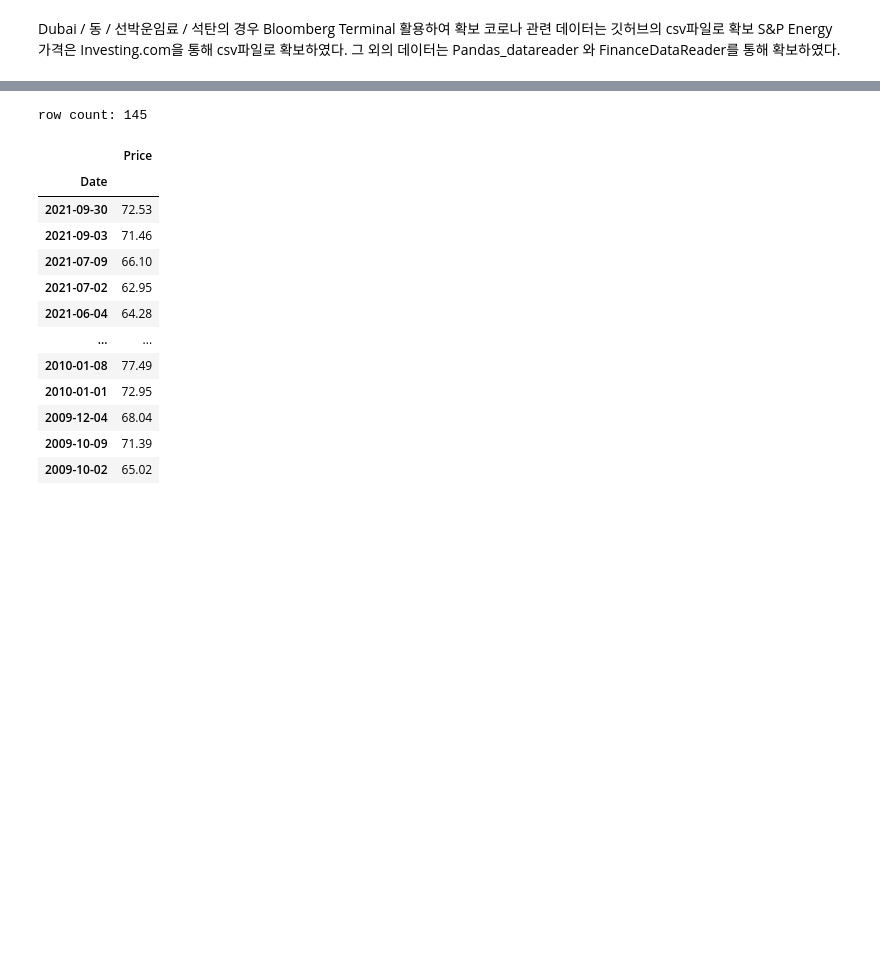
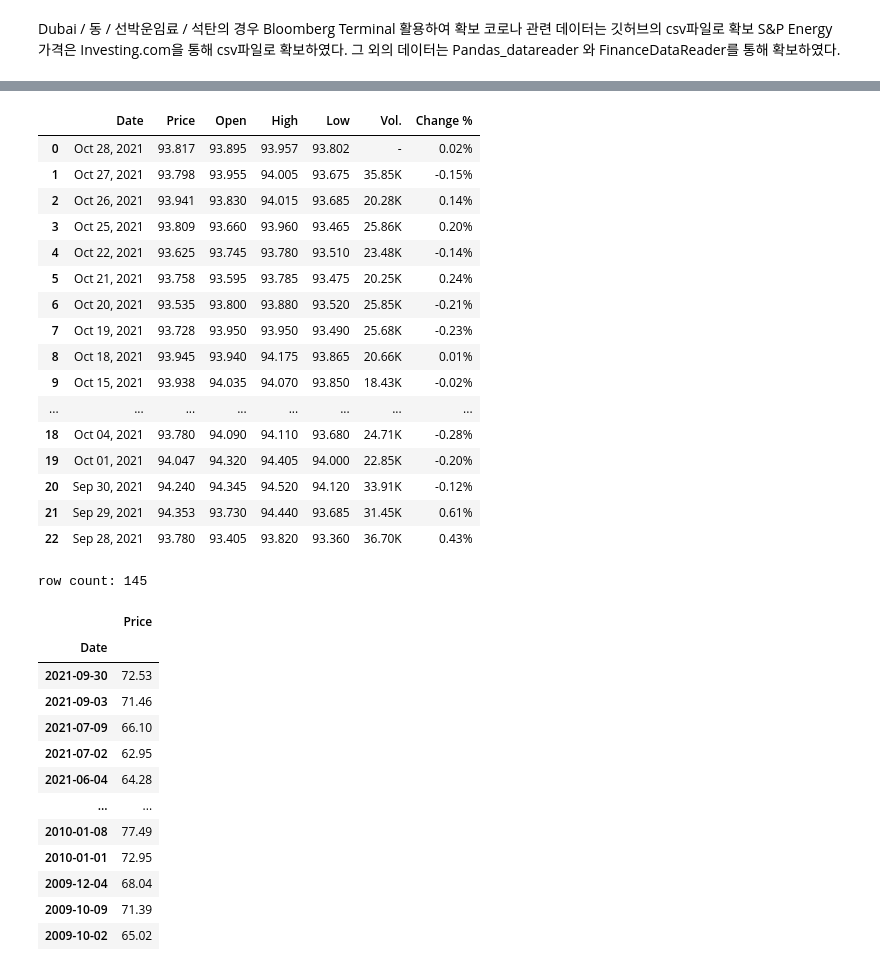
Before and after one commit to Young312886/Stock_value_prediction, a Jupyter notebook: DataLoading_1027_1.ipynb, the cells around one changed output, grey strips where cells are left out. Saved outputs shown, nothing was run; the diff lists cells and outputs as text; code cells hidden in the pictures; blank space fills up the shorter version.

```diff
--- a/DataLoading_1027_1.ipynb
+++ b/DataLoading_1027_1.ipynb
@@ -49,6 +49,27 @@ row count: 5426
 | 2001-01-10 | 24.98 |
 | 2001-01-11 | 25.60 |
 | 2001-01-12 | 25.63 |
+# %%
+df_er = pd.read_csv("US Dollar Index Futures Historical Data.csv")
+df_er
+# %% [output]
+|  | Date | Price | Open | High | Low | Vol. | Change % |
+| 0 | Oct 28, 2021 | 93.817 | 93.895 | 93.957 | 93.802 | - | 0.02% |
+| 1 | Oct 27, 2021 | 93.798 | 93.955 | 94.005 | 93.675 | 35.85K | -0.15% |
+| 2 | Oct 26, 2021 | 93.941 | 93.830 | 94.015 | 93.685 | 20.28K | 0.14% |
+| 3 | Oct 25, 2021 | 93.809 | 93.660 | 93.960 | 93.465 | 25.86K | 0.20% |
+| 4 | Oct 22, 2021 | 93.625 | 93.745 | 93.780 | 93.510 | 23.48K | -0.14% |
+| 5 | Oct 21, 2021 | 93.758 | 93.595 | 93.785 | 93.475 | 20.25K | 0.24% |
+| 6 | Oct 20, 2021 | 93.535 | 93.800 | 93.880 | 93.520 | 25.85K | -0.21% |
+| 7 | Oct 19, 2021 | 93.728 | 93.950 | 93.950 | 93.490 | 25.68K | -0.23% |
+| 8 | Oct 18, 2021 | 93.945 | 93.940 | 94.175 | 93.865 | 20.66K | 0.01% |
+| 9 | Oct 15, 2021 | 93.938 | 94.035 | 94.070 | 93.850 | 18.43K | -0.02% |
+| ... | ... | ... | ... | ... | ... | ... | ... |
+| 18 | Oct 04, 2021 | 93.780 | 94.090 | 94.110 | 93.680 | 24.71K | -0.28% |
+| 19 | Oct 01, 2021 | 94.047 | 94.320 | 94.405 | 94.000 | 22.85K | -0.20% |
+| 20 | Sep 30, 2021 | 94.240 | 94.345 | 94.520 | 94.120 | 33.91K | -0.12% |
+| 21 | Sep 29, 2021 | 94.353 | 93.730 | 94.440 | 93.685 | 31.45K | 0.61% |
+| 22 | Sep 28, 2021 | 93.780 | 93.405 | 93.820 | 93.360 | 36.70K | 0.43% |
 # %%
 ### Dubai유 가격 불러오기
 
```
Also changed, not shown: parts of 36 cells of this notebook, 6 other files.
